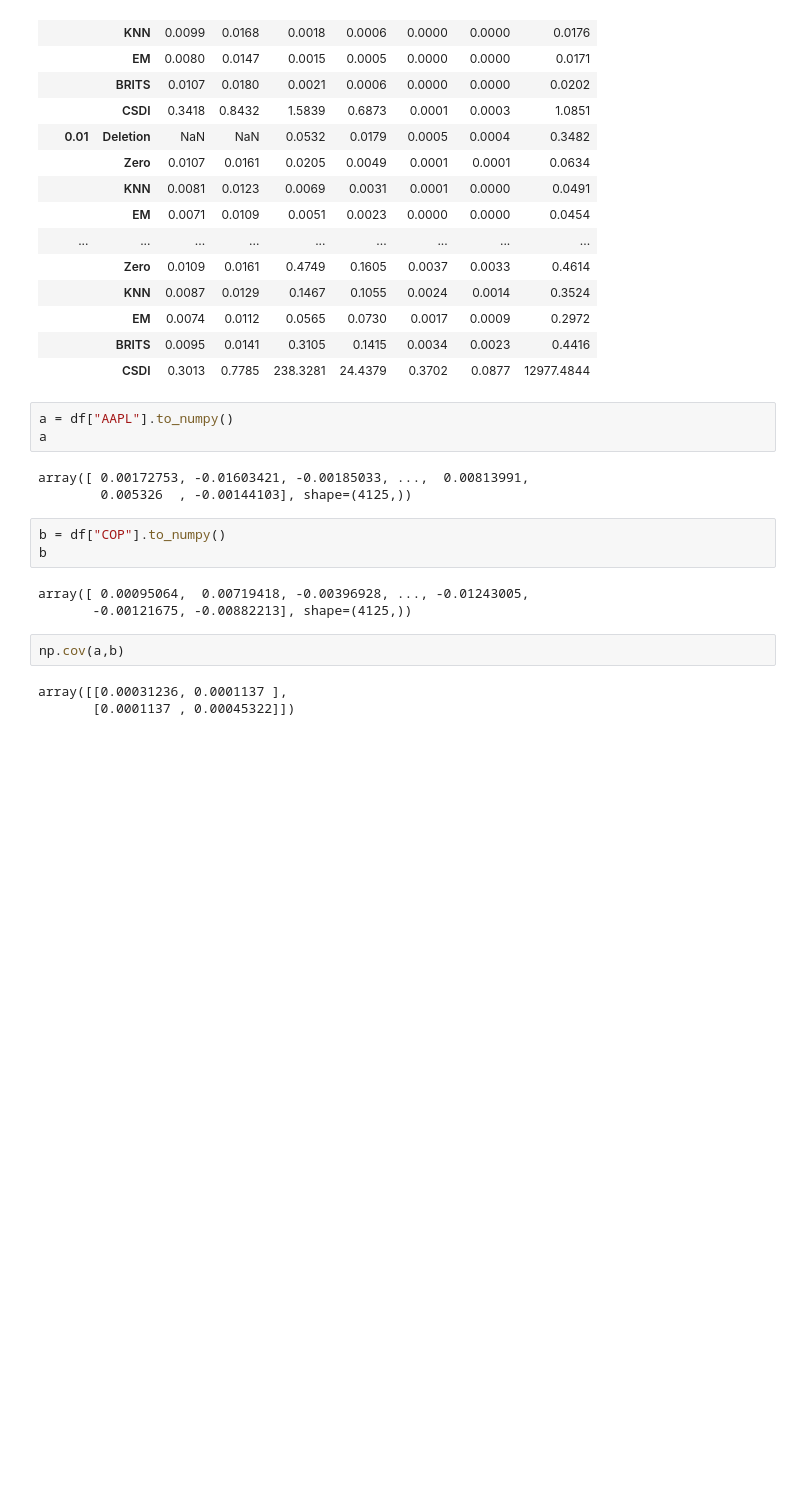
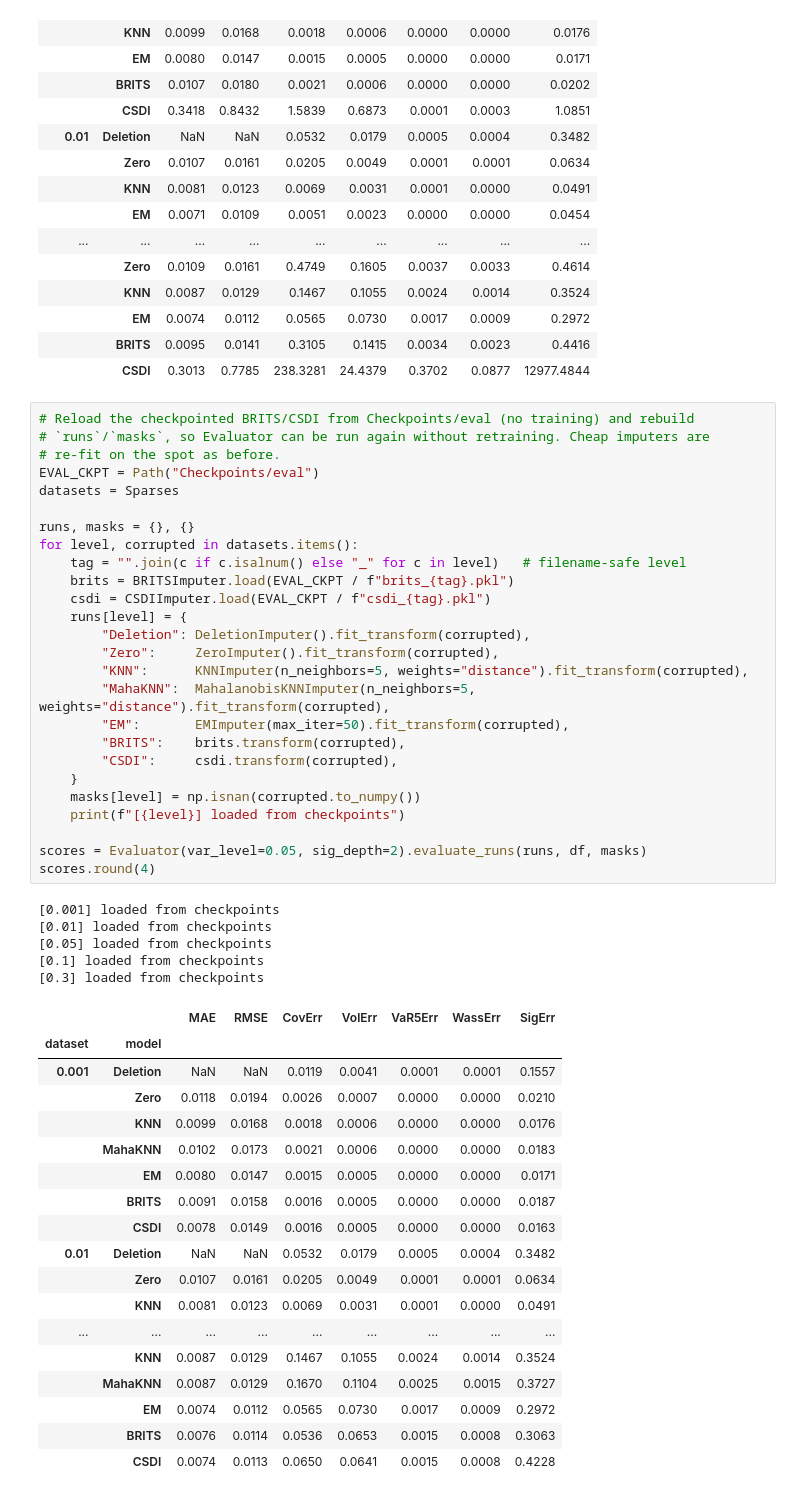
Before and after one commit to michelecarlo/Graduate-Thesis, a Jupyter notebook: Code/Analysis.ipynb, the cells around one changed output. Saved outputs shown, nothing was run; the diff lists cells and outputs as text; blank space fills up the shorter version.

```diff
--- a/Code/Analysis.ipynb
+++ b/Code/Analysis.ipynb
@@ -310,20 +310,53 @@ scores.round(4)
 |  | EM | 0.0074 | 0.0112 | 0.0565 | 0.0730 | 0.0017 | 0.0009 | 0.2972 |
 |  | BRITS | 0.0095 | 0.0141 | 0.3105 | 0.1415 | 0.0034 | 0.0023 | 0.4416 |
 |  | CSDI | 0.3013 | 0.7785 | 238.3281 | 24.4379 | 0.3702 | 0.0877 | 12977.4844 |
-# %%
-a = df["AAPL"].to_numpy()
-a
-# %% [output]
-array([ 0.00172753, -0.01603421, -0.00185033, ...,  0.00813991,
-        0.005326  , -0.00144103], shape=(4125,))
-# %%
-b = df["COP"].to_numpy()
-b
-# %% [output]
-array([ 0.00095064,  0.00719418, -0.00396928, ..., -0.01243005,
-       -0.00121675, -0.00882213], shape=(4125,))
-# %%
-np.cov(a,b)
-# %% [output]
-array([[0.00031236, 0.0001137 ],
-       [0.0001137 , 0.00045322]])
+# %%
+# Reload the checkpointed BRITS/CSDI from Checkpoints/eval (no training) and rebuild
+# `runs`/`masks`, so Evaluator can be run again without retraining. Cheap imputers are
+# re-fit on the spot as before.
+EVAL_CKPT = Path("Checkpoints/eval")
+datasets = Sparses
+
+runs, masks = {}, {}
+for level, corrupted in datasets.items():
+    tag = "".join(c if c.isalnum() else "_" for c in level)   # filename-safe level
+    brits = BRITSImputer.load(EVAL_CKPT / f"brits_{tag}.pkl")
+    csdi = CSDIImputer.load(EVAL_CKPT / f"csdi_{tag}.pkl")
+    runs[level] = {
+        "Deletion": DeletionImputer().fit_transform(corrupted),
+        "Zero":     ZeroImputer().fit_transform(corrupted),
+        "KNN":      KNNImputer(n_neighbors=5, weights="distance").fit_transform(corrupted),
+        "MahaKNN":  MahalanobisKNNImputer(n_neighbors=5, weights="distance").fit_transform(corrupted),
+        "EM":       EMImputer(max_iter=50).fit_transform(corrupted),
+        "BRITS":    brits.transform(corrupted),
+        "CSDI":     csdi.transform(corrupted),
+    }
+    masks[level] = np.isnan(corrupted.to_numpy())
+    print(f"[{level}] loaded from checkpoints")
+
+scores = Evaluator(var_level=0.05, sig_depth=2).evaluate_runs(runs, df, masks)
+scores.round(4)
+# %% [output]
+[0.001] loaded from checkpoints
+[0.01] loaded from checkpoints
+[0.05] loaded from checkpoints
+[0.1] loaded from checkpoints
+[0.3] loaded from checkpoints
+|  |  | MAE | RMSE | CovErr | VolErr | VaR5Err | WassErr | SigErr |
+| dataset | model |  |  |  |  |  |  |  |
+| 0.001 | Deletion | NaN | NaN | 0.0119 | 0.0041 | 0.0001 | 0.0001 | 0.1557 |
+|  | Zero | 0.0118 | 0.0194 | 0.0026 | 0.0007 | 0.0000 | 0.0000 | 0.0210 |
+|  | KNN | 0.0099 | 0.0168 | 0.0018 | 0.0006 | 0.0000 | 0.0000 | 0.0176 |
+|  | MahaKNN | 0.0102 | 0.0173 | 0.0021 | 0.0006 | 0.0000 | 0.0000 | 0.0183 |
+|  | EM | 0.0080 | 0.0147 | 0.0015 | 0.0005 | 0.0000 | 0.0000 | 0.0171 |
+|  | BRITS | 0.0091 | 0.0158 | 0.0016 | 0.0005 | 0.0000 | 0.0000 | 0.0187 |
+|  | CSDI | 0.0078 | 0.0149 | 0.0016 | 0.0005 | 0.0000 | 0.0000 | 0.0163 |
+| 0.01 | Deletion | NaN | NaN | 0.0532 | 0.0179 | 0.0005 | 0.0004 | 0.3482 |
+|  | Zero | 0.0107 | 0.0161 | 0.0205 | 0.0049 | 0.0001 | 0.0001 | 0.0634 |
+|  | KNN | 0.0081 | 0.0123 | 0.0069 | 0.0031 | 0.0001 | 0.0000 | 0.0491 |
+| ... | ... | ... | ... | ... | ... | ... | ... | ... |
+|  | KNN | 0.0087 | 0.0129 | 0.1467 | 0.1055 | 0.0024 | 0.0014 | 0.3524 |
+|  | MahaKNN | 0.0087 | 0.0129 | 0.1670 | 0.1104 | 0.0025 | 0.0015 | 0.3727 |
+|  | EM | 0.0074 | 0.0112 | 0.0565 | 0.0730 | 0.0017 | 0.0009 | 0.2972 |
+|  | BRITS | 0.0076 | 0.0114 | 0.0536 | 0.0653 | 0.0015 | 0.0008 | 0.3063 |
+|  | CSDI | 0.0074 | 0.0113 | 0.0650 | 0.0641 | 0.0015 | 0.0008 | 0.4228 |
```
Also changed, not shown: parts of 1 cell of this notebook.
